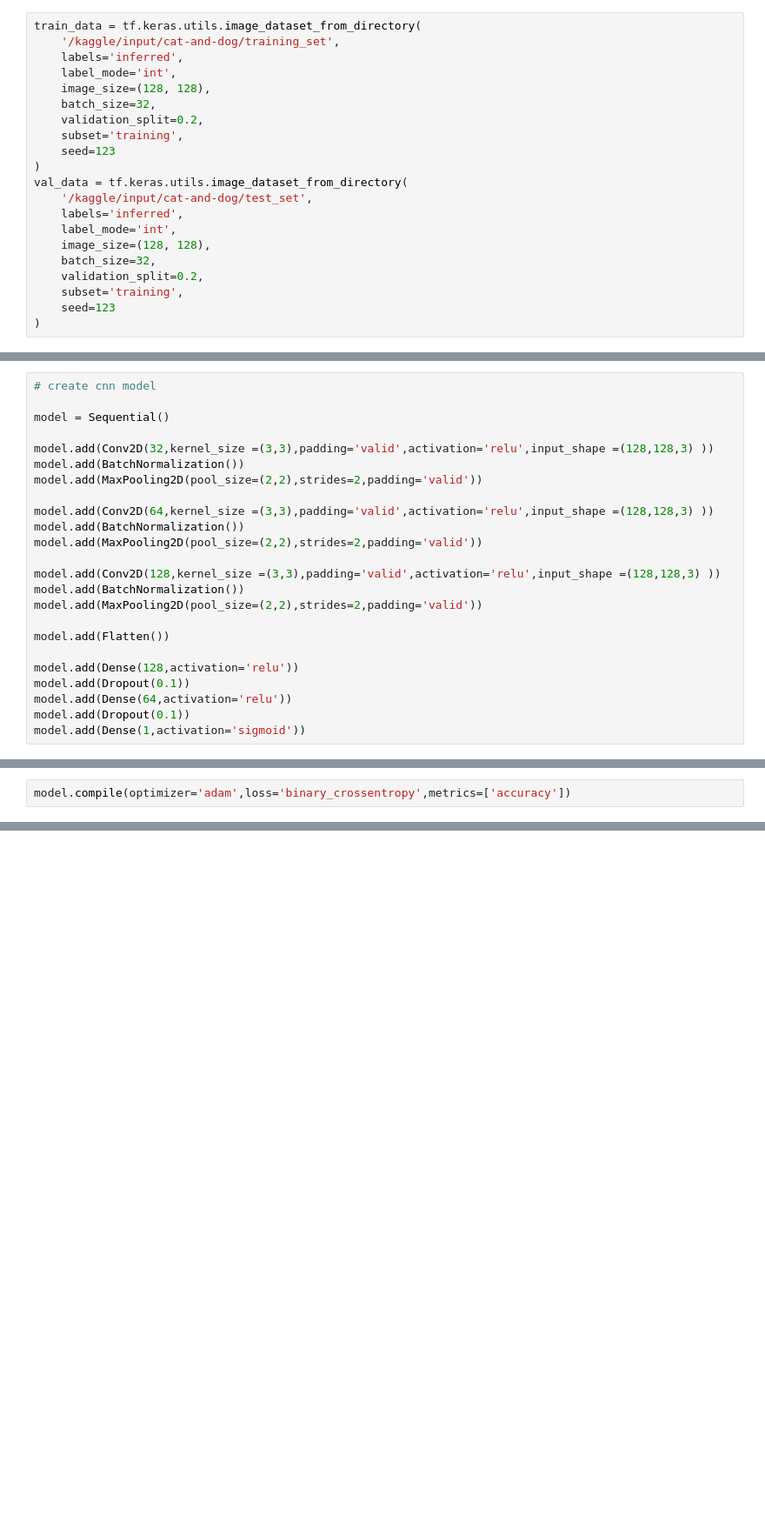
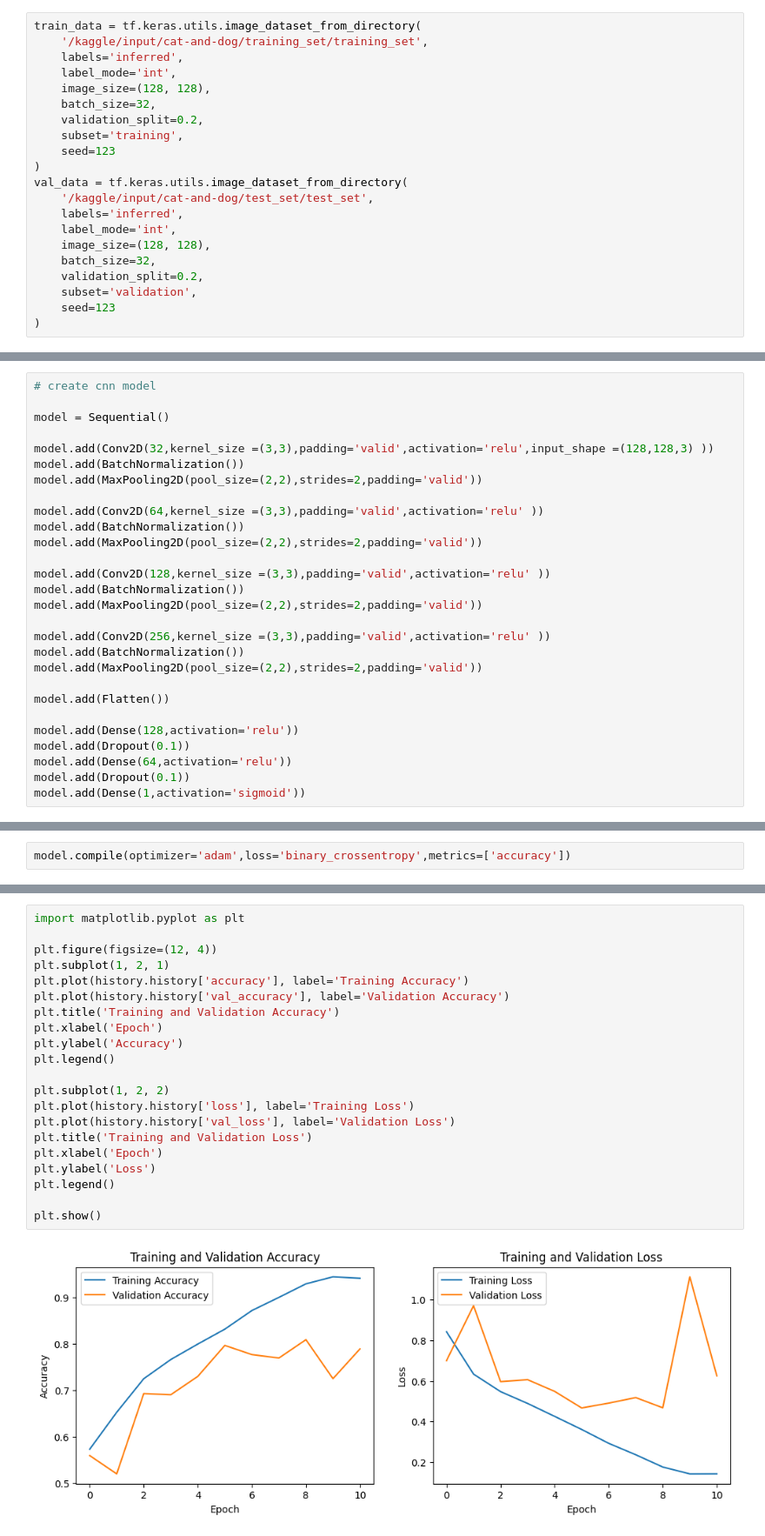
Before and after one commit to AjAyrAo43/project, a Jupyter notebook: DOG_VS_CAT_IMAGE_CLASSIFIER_project.ipynb, the cells around one changed output, grey strips where cells are left out. Shown at 87% size. Cells and saved outputs as stored; diff of their text form; blank space fills up the shorter version.

```diff
--- a/DOG_VS_CAT_IMAGE_CLASSIFIER_project.ipynb
+++ b/DOG_VS_CAT_IMAGE_CLASSIFIER_project.ipynb
@@ -65,6 +66,6 @@ E0000 00:00:1759309914.904321      36 cuda_blas.cc:1418] Unable to register cuBL
 # %%
 train_data = tf.keras.utils.image_dataset_from_directory(
-    '/kaggle/input/cat-and-dog/training_set',
+    '/kaggle/input/cat-and-dog/training_set/training_set',
     labels='inferred',
     label_mode='int',
     image_size=(128, 128),
@@ -74,13 +75,13 @@ train_data = tf.keras.utils.image_dataset_from_directory(
     seed=123
 )
 val_data = tf.keras.utils.image_dataset_from_directory(
-    '/kaggle/input/cat-and-dog/test_set',
+    '/kaggle/input/cat-and-dog/test_set/test_set',
     labels='inferred',
     label_mode='int',
     image_size=(128, 128),
     batch_size=32,
     validation_split=0.2,
-    subset='training',
+    subset='validation',
     seed=123
 )
 # %% [output]
@@ -107,11 +107,15 @@ model.add(Conv2D(32,kernel_size =(3,3),padding='valid',activation='relu',input_s
 model.add(BatchNormalization())
 model.add(MaxPooling2D(pool_size=(2,2),strides=2,padding='valid'))
 
-model.add(Conv2D(64,kernel_size =(3,3),padding='valid',activation='relu',input_shape =(128,128,3) ))
+model.add(Conv2D(64,kernel_size =(3,3),padding='valid',activation='relu' ))
 model.add(BatchNormalization())
 model.add(MaxPooling2D(pool_size=(2,2),strides=2,padding='valid'))
 
-model.add(Conv2D(128,kernel_size =(3,3),padding='valid',activation='relu',input_shape =(128,128,3) ))
+model.add(Conv2D(128,kernel_size =(3,3),padding='valid',activation='relu' ))
+model.add(BatchNormalization())
+model.add(MaxPooling2D(pool_size=(2,2),strides=2,padding='valid'))
+
+model.add(Conv2D(256,kernel_size =(3,3),padding='valid',activation='relu' ))
 model.add(BatchNormalization())
 model.add(MaxPooling2D(pool_size=(2,2),strides=2,padding='valid'))
 
@@ -175,0 +200,23 @@ Epoch 10/10
+# %%
+import matplotlib.pyplot as plt
+
+plt.figure(figsize=(12, 4))
+plt.subplot(1, 2, 1)
+plt.plot(history.history['accuracy'], label='Training Accuracy')
+plt.plot(history.history['val_accuracy'], label='Validation Accuracy')
+plt.title('Training and Validation Accuracy')
+plt.xlabel('Epoch')
+plt.ylabel('Accuracy')
+plt.legend()
+
+plt.subplot(1, 2, 2)
+plt.plot(history.history['loss'], label='Training Loss')
+plt.plot(history.history['val_loss'], label='Validation Loss')
+plt.title('Training and Validation Loss')
+plt.xlabel('Epoch')
+plt.ylabel('Loss')
+plt.legend()
+
+plt.show()
+# %% [output]
+[figure, added]
```
Also changed, not shown: parts of 15 cells of this notebook.
